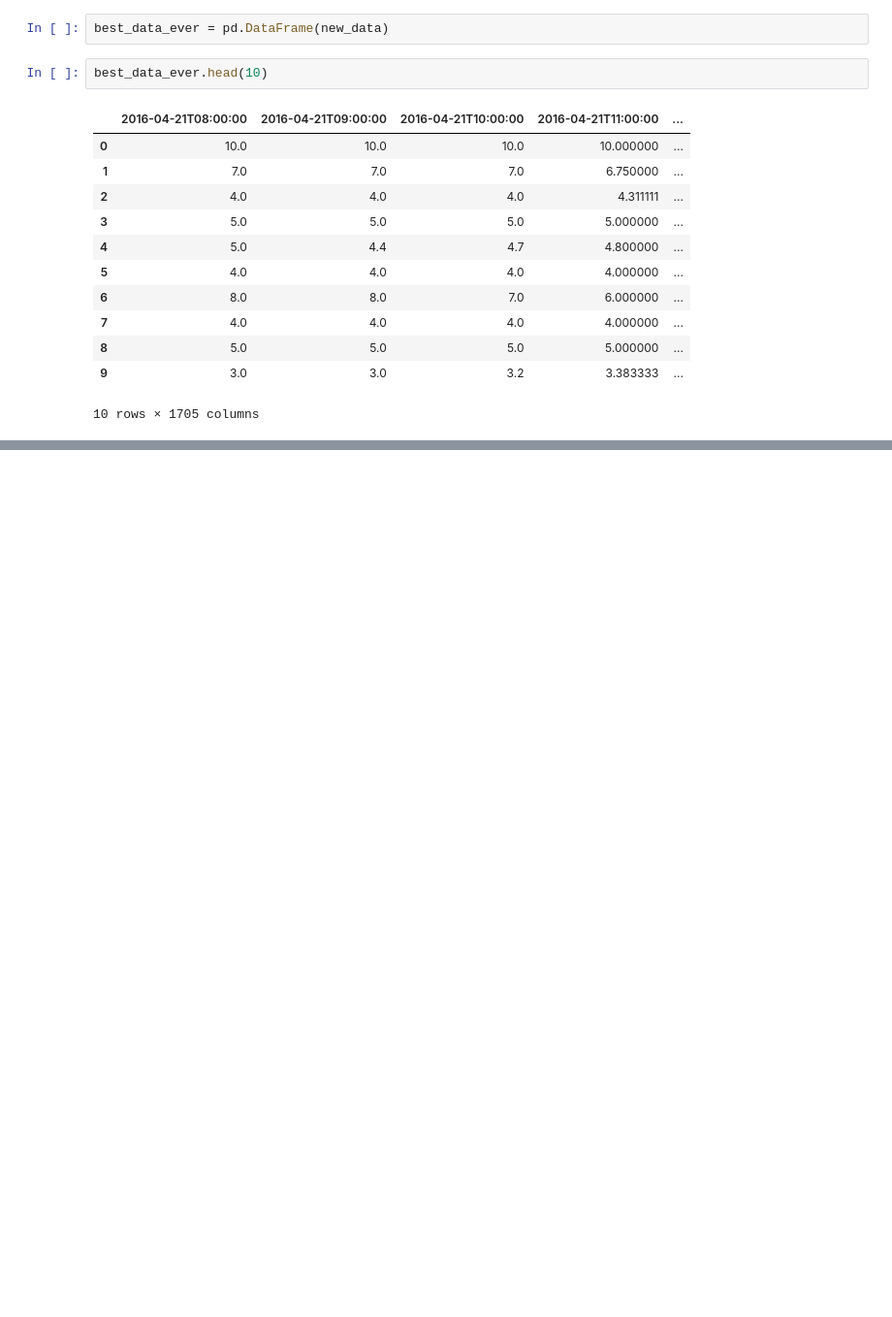
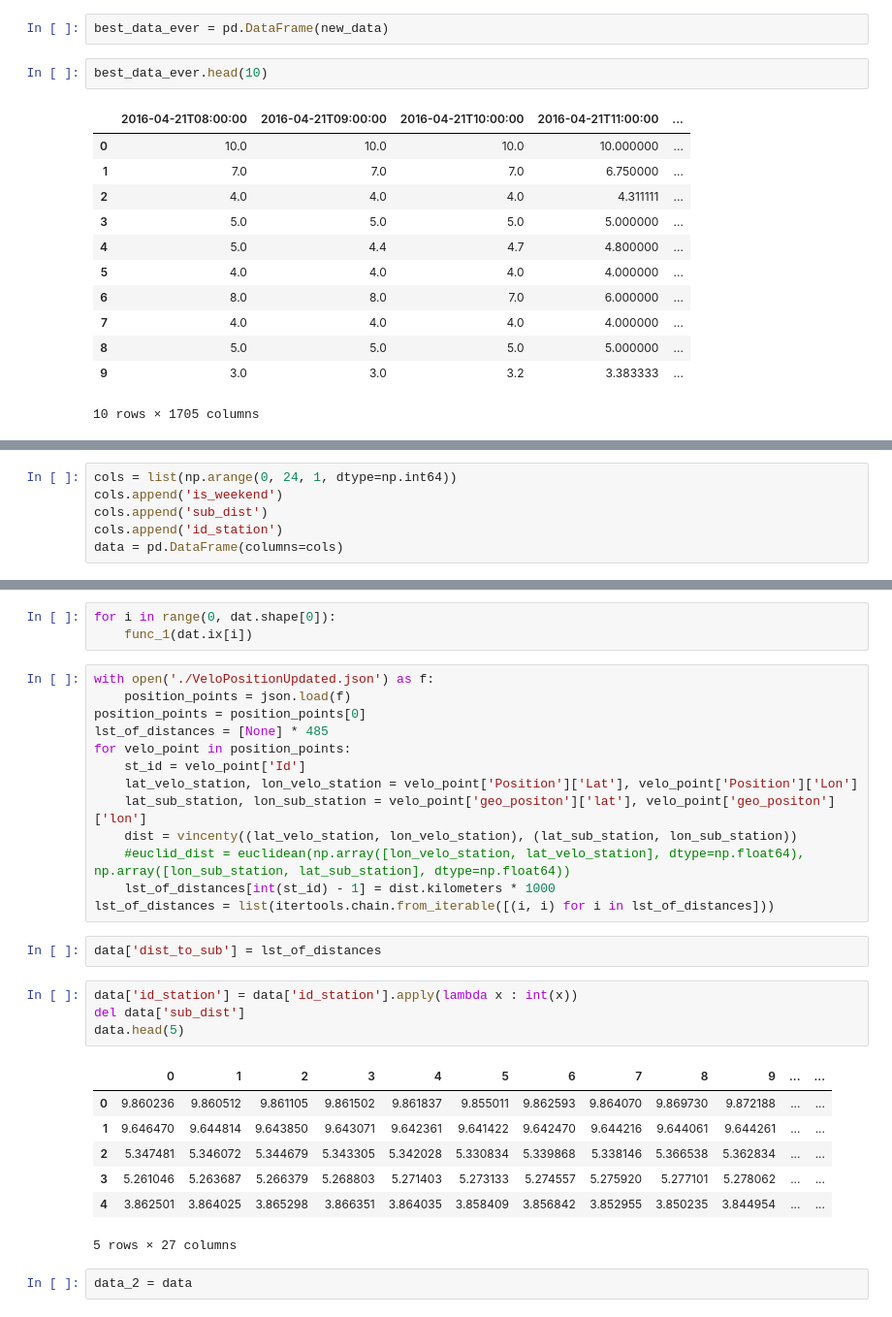
Before and after one commit to Velobike2016fkn/urbica, a Jupyter notebook: FeatureProcessing.ipynb, the cells around one changed output, grey strips where cells are left out. Shown: that part at 97% size. Drawn from its saved outputs; the diff is of its cells as text; blank space fills up the shorter version.

```diff
--- a/FeatureProcessing.ipynb
+++ b/FeatureProcessing.ipynb
@@ -97,0 +118,6 @@ dat.head(10)
+# %%
+cols = list(np.arange(0, 24, 1, dtype=np.int64))
+cols.append('is_weekend')
+cols.append('sub_dist')
+cols.append('id_station')
+data = pd.DataFrame(columns=cols)
@@ -97,0 +156,32 @@ dat.head(10)
+# %%
+for i in range(0, dat.shape[0]):
+    func_1(dat.ix[i])
+# %%
+with open('./VeloPositionUpdated.json') as f:
+    position_points = json.load(f)
+position_points = position_points[0]
+lst_of_distances = [None] * 485
+for velo_point in position_points:
+    st_id = velo_point['Id']
+    lat_velo_station, lon_velo_station = velo_point['Position']['Lat'], velo_point['Position']['Lon']
+    lat_sub_station, lon_sub_station = velo_point['geo_positon']['lat'], velo_point['geo_positon']['lon']
+    dist = vincenty((lat_velo_station, lon_velo_station), (lat_sub_station, lon_sub_station))
+    #euclid_dist = euclidean(np.array([lon_velo_station, lat_velo_station], dtype=np.float64), np.array([lon_sub_station, lat_sub_station], dtype=np.float64))
+    lst_of_distances[int(st_id) - 1] = dist.kilometers * 1000
+lst_of_distances = list(itertools.chain.from_iterable([(i, i) for i in lst_of_distances]))
+# %%
+data['dist_to_sub'] = lst_of_distances
+# %%
+data['id_station'] = data['id_station'].apply(lambda x : int(x))
+del data['sub_dist']
+data.head(5)
+# %% [output]
+|  | 0 | 1 | 2 | 3 | 4 | 5 | 6 | 7 | 8 | 9 | ... | ... |
+| 0 | 9.860236 | 9.860512 | 9.861105 | 9.861502 | 9.861837 | 9.855011 | 9.862593 | 9.864070 | 9.869730 | 9.872188 | ... | ... |
+| 1 | 9.646470 | 9.644814 | 9.643850 | 9.643071 | 9.642361 | 9.641422 | 9.642470 | 9.644216 | 9.644061 | 9.644261 | ... | ... |
+| 2 | 5.347481 | 5.346072 | 5.344679 | 5.343305 | 5.342028 | 5.330834 | 5.339868 | 5.338146 | 5.366538 | 5.362834 | ... | ... |
+| 3 | 5.261046 | 5.263687 | 5.266379 | 5.268803 | 5.271403 | 5.273133 | 5.274557 | 5.275920 | 5.277101 | 5.278062 | ... | ... |
+| 4 | 3.862501 | 3.864025 | 3.865298 | 3.866351 | 3.864035 | 3.858409 | 3.856842 | 3.852955 | 3.850235 | 3.844954 | ... | ... |
+5 rows × 27 columns
+# %%
+data_2 = data
```
Also changed, not shown: parts of 15 cells of this notebook.
